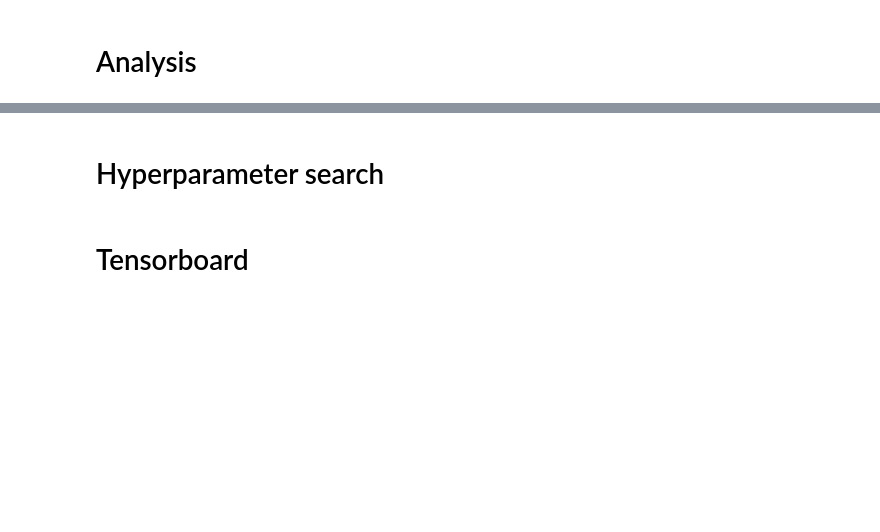
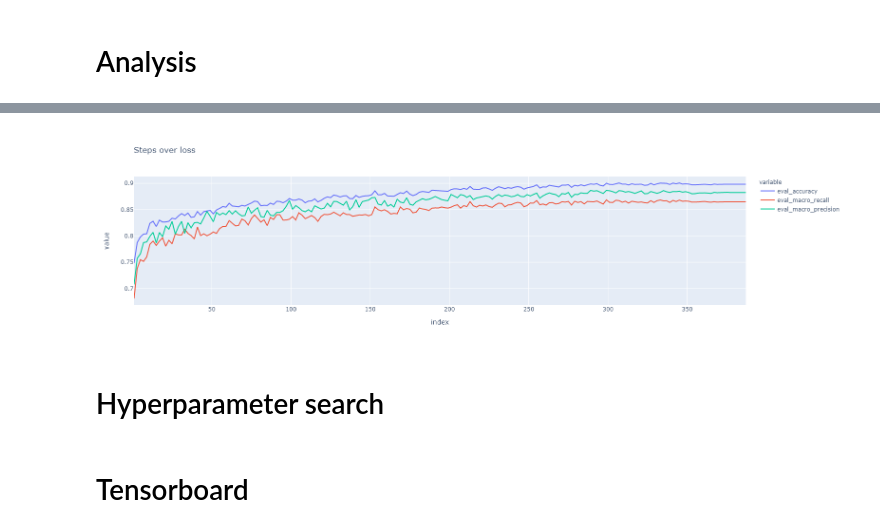
Before and after one commit to d7miiZ/Dialect-Graduation-Project, a Jupyter notebook: code/create_and_train_bert.ipynb, the cells around one changed output, grey strips where cells are left out. Drawn from its saved outputs; the diff is of its cells as text; code cells hidden in the pictures; blank space fills up the shorter version.

```diff
--- a/code/create_and_train_bert.ipynb
+++ b/code/create_and_train_bert.ipynb
@@ -364,2 +443,8 @@ history
+# %%
+eval_accuracy = history[["eval_accuracy", "eval_macro_recall", "eval_macro_precision"]].dropna()
+loss = history["loss"].dropna()
 # %%
-history.plot(x="step", y="loss", backend="plotly", title="Steps over loss")
+eval_accuracy.plot(backend="plotly", title="Steps over loss")
+# fig.add_trace(next(fig.add_trace[].plot(backend="plotly").select_traces(0)))
+# %% [output]
+[figure, added]
```
Also changed, not shown: parts of 11 cells of this notebook, 1 other file.
